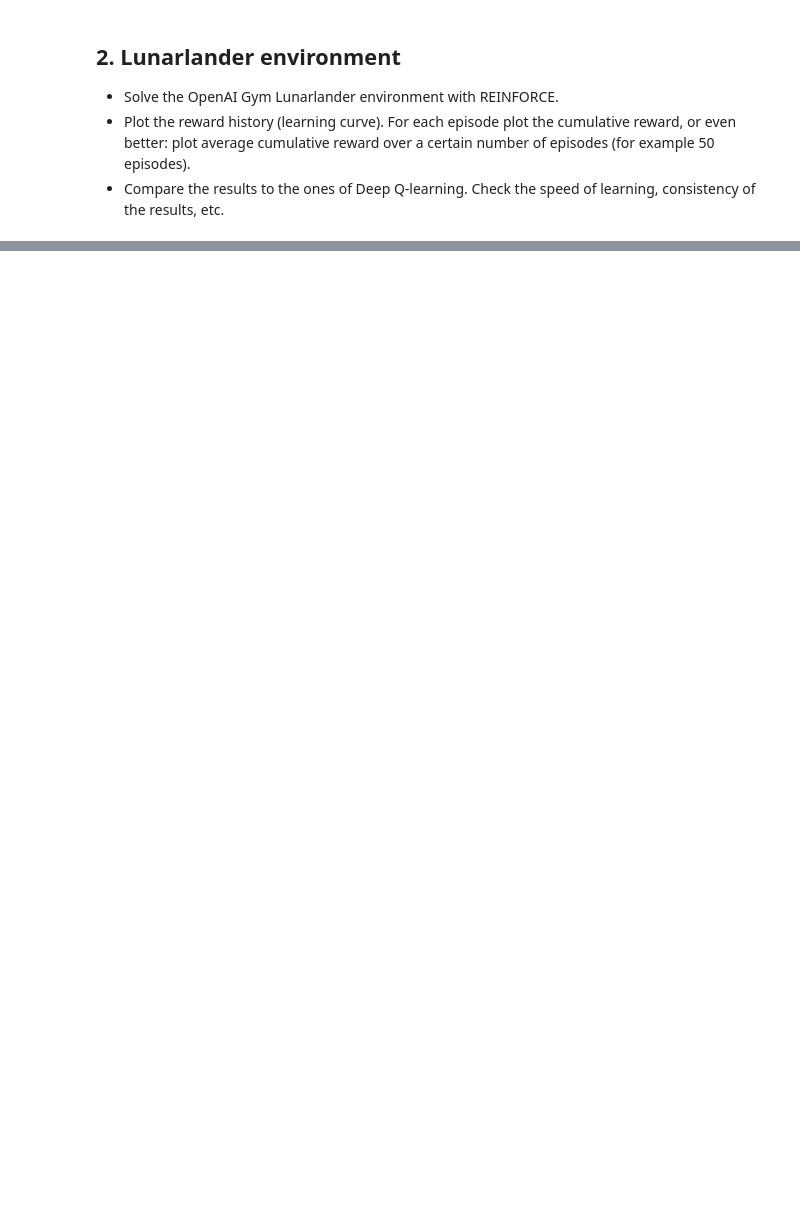
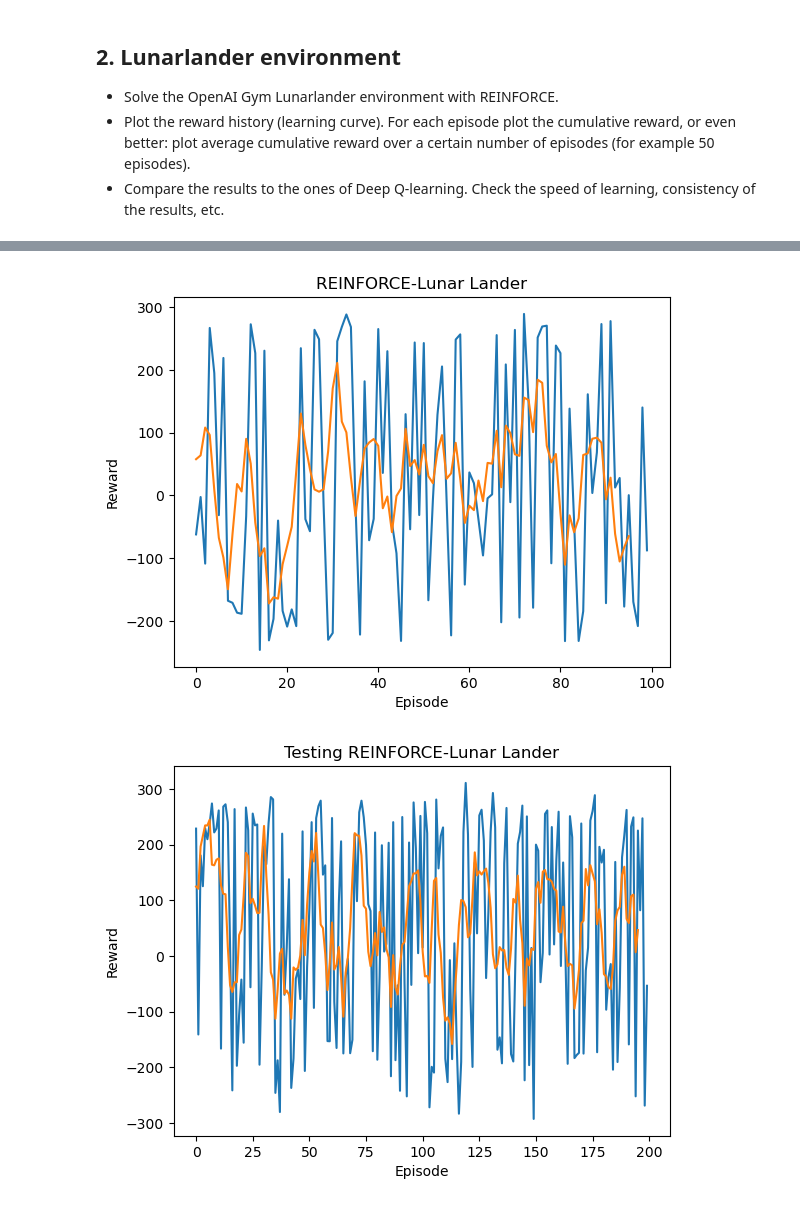
Before and after one commit to RichardVanraes/PolGrad, a Jupyter notebook: Sessie_05_Policy_Gradients_Opdracht.ipynb, the cells around one changed output, grey strips where cells are left out. Cells and saved outputs as stored; diff of their text form; code cells hidden in the pictures; blank space fills up the shorter version.

```diff
--- a/Sessie_05_Policy_Gradients_Opdracht.ipynb
+++ b/Sessie_05_Policy_Gradients_Opdracht.ipynb
@@ -492,0 +490,38 @@ def digitize(observation):
+# %%
+# Next 1000 steps to see if we can improve the model
+path = 'saved_models\REINFORCE-LL-256-512.h5'
+ENV="LunarLander-v2"
+
+N_EPISODES=100
+
+# set the env
+env=gym.make(ENV) # env to import
+env.reset() # reset to env
+
+Agent = REINFORCE(env, path=path, alpha=0.01, gamma=0.6, show_model=True)
+
+Agent.train(N_EPISODES)
+
+#plot the rewards
+import matplotlib.pyplot as plt
+average_rewards = moving_average(Agent.total_rewards, 5)
+plt.plot(Agent.total_rewards)
+plt.plot(average_rewards)
+plt.xlabel('Episode')
+plt.ylabel('Reward')
+plt.title('REINFORCE-Lunar Lander')
+plt.show()
+
+Agent.test(200)
+average_test_rewards = moving_average(Agent.total_test_rewards, 5)
+plt.plot(Agent.total_test_rewards)
+plt.plot(average_test_rewards)
+plt.xlabel('Episode')
+plt.ylabel('Reward')
+plt.title('Testing REINFORCE-Lunar Lander')
+plt.show()
+# save the model
+Agent.save_model('saved_models\REINFORCE-LL-256-512.h5')
+# %% [output]
+[figure, added]
+[figure, added]
```
Also changed, not shown: parts of 13 cells of this notebook, 6 other files.
